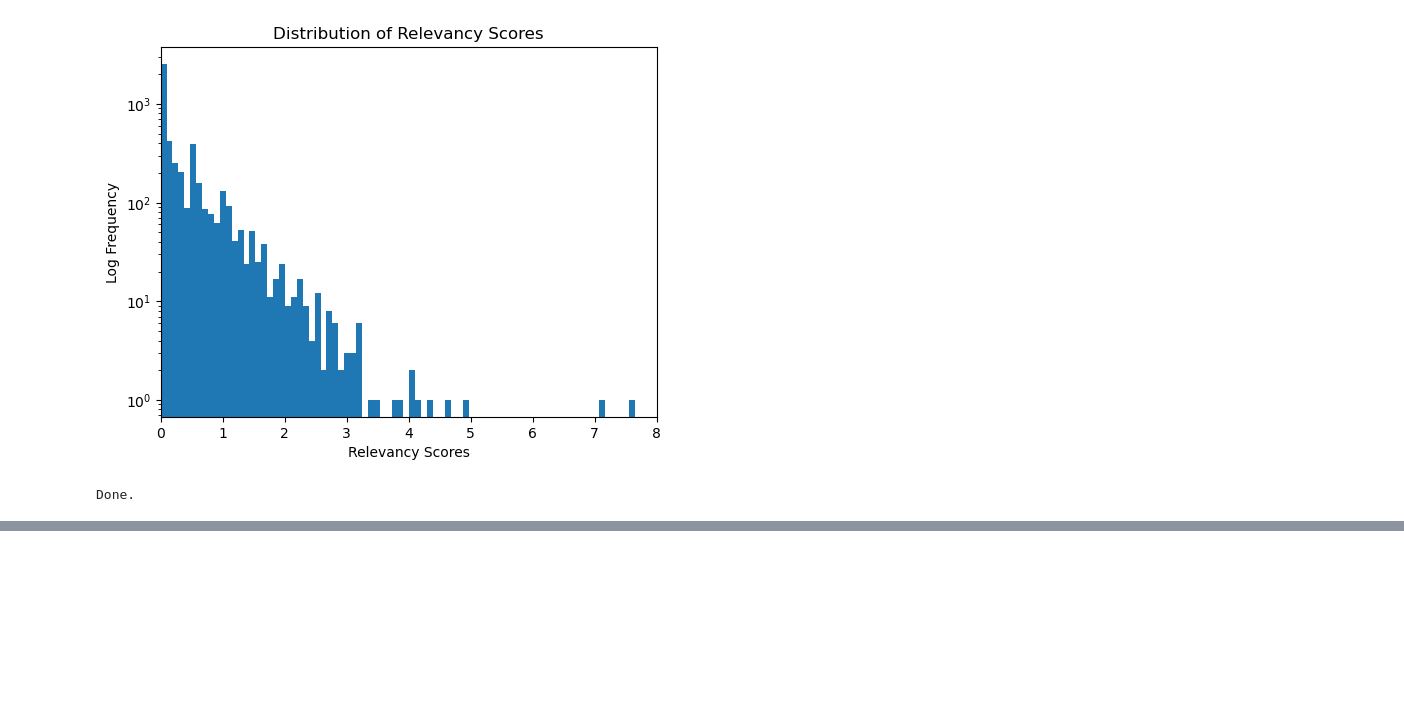
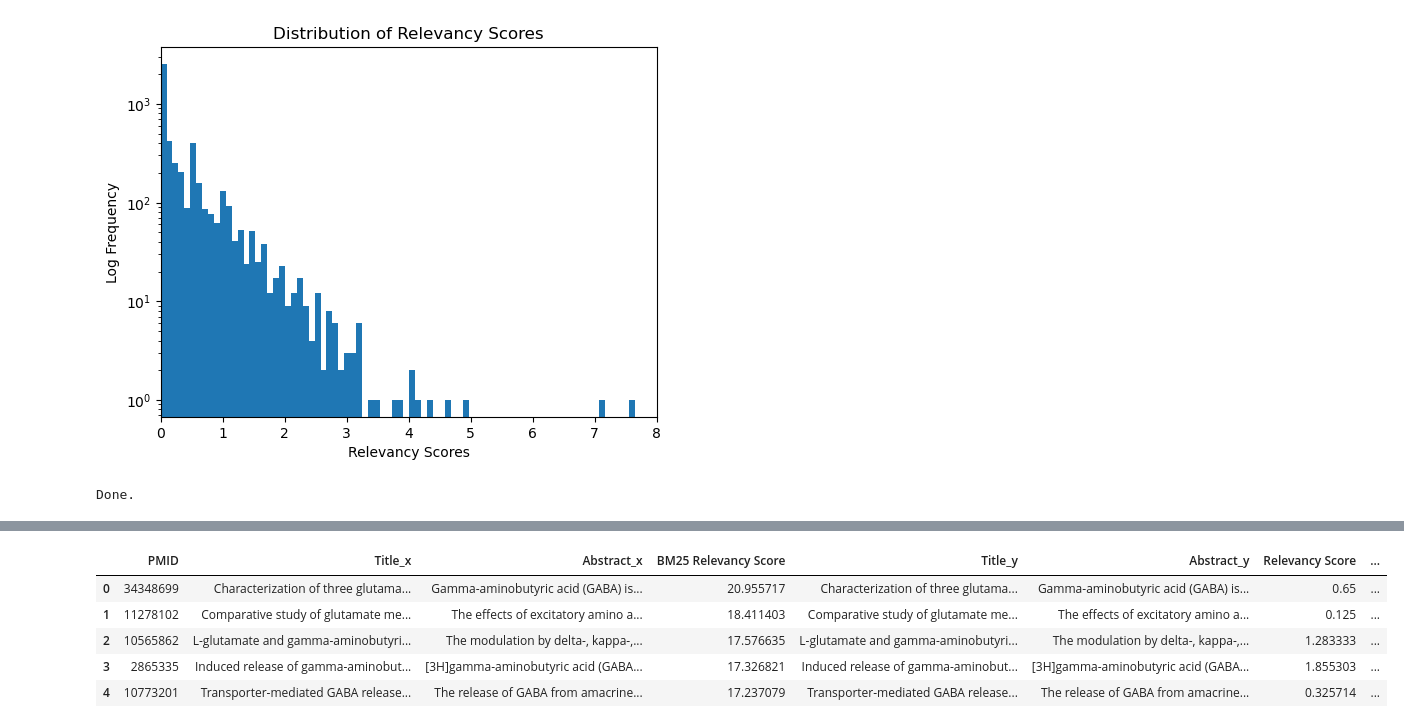
Before and after one commit to DanielTatem11/IR-IEPipelineForBioMedResearch, a Jupyter notebook: SimplifiedRetrievalPipeline.ipynb, the cells around one changed output, grey strips where cells are left out. Cells and saved outputs as stored; diff of their text form; code cells hidden in the pictures; blank space fills up the shorter version.

Commit message:
Saving State
Includes lots of extra code for diagnostics and comparison. Now to change the tokenization method of comention algorithm.

```diff
--- a/SimplifiedRetrievalPipeline.ipynb
+++ b/SimplifiedRetrievalPipeline.ipynb
@@ -457,8 +461,8 @@ def bm_reranking(records, query_terms):
     #print(doc_scores)
     prerankings = pd.DataFrame(data=[pmids, titles, abstracts, doc_scores]).transpose()
     prerankings.columns = ["PMID", "Title", "Abstract", "BM25 Relevancy Score"]
-    prerankings.sort_values(by=["BM25 Relevancy Score"], ascending=False, inplace = True)
-    return prerankings.iloc[:15], prerankings
+    bmrankings= prerankings.sort_values(by=["BM25 Relevancy Score"], ascending=False).reset_index(drop=True)
+    return bmrankings.iloc[:15], bmrankings
 
 bmtop15,bmrankings =bm_reranking(records_pubmed, ["GABA","Glutamate"])
 # %% [output]
@@ -577,7 +581,7 @@ def reranking(records, query_terms):
     top_15 = [x for xs in top_15 for x in xs]
     top_15 = top_15[:15]
     prerankings.astype({'Comention Sentences': 'string'}).dtypes
-    prerankings["Comention Sentences"] = prerankings["Comention Sentences"]
+    #prerankings["Comention Sentences"] = prerankings["Comention Sentences"]
     prerankings["Comention Sentences"] = prerankings["Comention Sentences"].apply(lambda x: str(x).strip("[]"))
 
     #getting top 100 for word clouds
@@ -589,6 +593,8 @@ def reranking(records, query_terms):
     top_100 = top_100[:100]
 
     # Now that we have the UIDs of our top 15, we can grab them
+    #FIXME: need to redo top 15 selections with iloc like function for BMRANKINGS
+    prerankings = prerankings.sort_values(by="Relevancy Score", ascending=False).reset_index(drop=True)
     rankings = prerankings[prerankings["PMID"].isin(top_15)].sort_values(by="Relevancy Score", ascending=False).reset_index(drop=True)
     top_100ranked = prerankings[prerankings["PMID"].isin(top_100)].sort_values(by="Relevancy Score", ascending=False).reset_index(drop=True)
     return rankings, top_100ranked, prerankings
@@ -630,7 +613,8 @@ ax.set_ylabel("Log Frequency")
 Text(0, 0.5, 'Log Frequency')
 [figure]
 # %%
-rankings
+prerankings[prerankings.index.name] = prerankings.index
+prerankings["Comention Score Rank"]= prerankings[prerankings.index.name]
 print("Done.")
 # %% [output]
 Done.
@@ -636,0 +630,12 @@ Done.
+# %%
+bmrankings_merged = pd.merge(left = bmrankings, right = prerankings, left_on = "PMID", right_on ="PMID")
+bmrankings_mergedtop15 = bmrankings_merged.iloc[:15]
+# %%
+bmrankings_mergedtop15.head()
+# %% [output]
+|  | PMID | Title_x | Abstract_x | BM25 Relevancy Score | Title_y | Abstract_y | Relevancy Score | ... |
+| 0 | 34348699 | Characterization of three glutama... | Gamma-aminobutyric acid (GABA) is... | 20.955717 | Characterization of three glutama... | Gamma-aminobutyric acid (GABA) is... | 0.65 | ... |
+| 1 | 11278102 | Comparative study of glutamate me... | The effects of excitatory amino a... | 18.411403 | Comparative study of glutamate me... | The effects of excitatory amino a... | 0.125 | ... |
+| 2 | 10565862 | L-glutamate and gamma-aminobutyri... | The modulation by delta-, kappa-,... | 17.576635 | L-glutamate and gamma-aminobutyri... | The modulation by delta-, kappa-,... | 1.283333 | ... |
+| 3 | 2865335 | Induced release of gamma-aminobut... | [3H]gamma-aminobutyric acid (GABA... | 17.326821 | Induced release of gamma-aminobut... | [3H]gamma-aminobutyric acid (GABA... | 1.855303 | ... |
+| 4 | 10773201 | Transporter-mediated GABA release... | The release of GABA from amacrine... | 17.237079 | Transporter-mediated GABA release... | The release of GABA from amacrine... | 0.325714 | ... |
```
Also changed, not shown: parts of 16 cells of this notebook.
